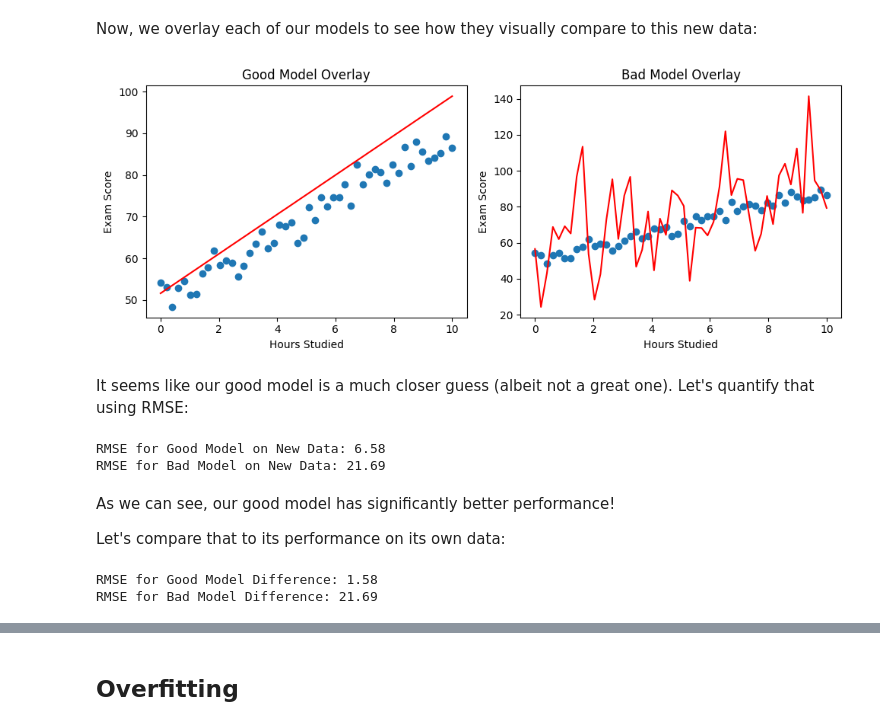
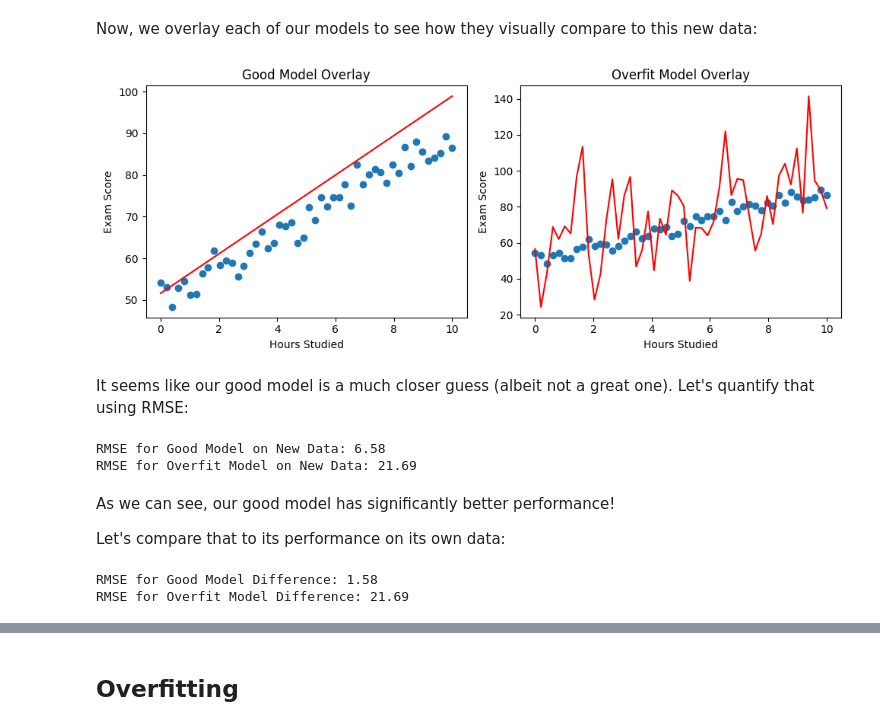
Before and after one commit to nickmelamed/mortorq_instruction, a Jupyter notebook: ml_resources/ml_primer/02-generalizability.ipynb, the cells around one changed output, grey strips where cells are left out. Saved outputs shown, nothing was run; the diff lists cells and outputs as text; code cells hidden in the pictures.

Commit message:
cleaned up syntax, added vmore graphs

```diff
--- a/ml_resources/ml_primer/02-generalizability.ipynb
+++ b/ml_resources/ml_primer/02-generalizability.ipynb
@@ -141,47 +143,47 @@ Now, we overlay each of our models to see how they visually compare to this new
 # %%
 # side by side comparison of models
 
 plt.figure(figsize=(10, 4))
 
 plt.subplot(1, 2, 1)
 plt.scatter(hours, scores_new)
 plt.plot(hours, y_fit_good, color = 'red')
 plt.title("Good Model Overlay")
 plt.xlabel("Hours Studied")
 plt.ylabel("Exam Score")
 
 plt.subplot(1, 2, 2)
 plt.scatter(hours, scores_new)
 plt.plot(hours, y_fit_overfit, color = 'red')
-plt.title("Bad Model Overlay")
+plt.title("Overfit Model Overlay")
 plt.xlabel("Hours Studied")
 plt.ylabel("Exam Score")
 
 plt.tight_layout()
 plt.show()
 # %% [output]
-[figure, old version]
+[figure, new version]
 # %% [markdown]
 It seems like our good model is a much closer guess (albeit not a great one). Let's quantify that using RMSE:
 # %%
 # RMSE for new data
 
 rmse_good_new = root_mean_squared_error(scores_new, y_fit_good)
-rmse_bad_new = root_mean_squared_error(scores_new, y_fit_overfit)
+rmse_overfit_new = root_mean_squared_error(scores_new, y_fit_overfit)
 
 print(f'RMSE for Good Model on New Data: {round(rmse_good_new, 2)}')
-print(f'RMSE for Bad Model on New Data: {round(rmse_bad_new, 2)}')
+print(f'RMSE for Overfit Model on New Data: {round(rmse_overfit_new, 2)}')
 # %% [output]
 RMSE for Good Model on New Data: 6.58
-RMSE for Bad Model on New Data: 21.69
+RMSE for Overfit Model on New Data: 21.69
 # %% [markdown]
 As we can see, our good model has significantly better performance!
 
 Let's compare that to its performance on its own data:
 # %%
 print(f'RMSE for Good Model Difference: {round(rmse_good_new - rmse_good, 2)}')
-print(f'RMSE for Bad Model Difference: {round(rmse_bad_new - rmse_bad, 2)}')
+print(f'RMSE for Overfit Model Difference: {round(rmse_overfit_new - rmse_overfit, 2)}')
 # %% [output]
 RMSE for Good Model Difference: 1.58
-RMSE for Bad Model Difference: 21.69
+RMSE for Overfit Model Difference: 21.69
 # %% [markdown]
```
Also changed, not shown: parts of 23 cells of this notebook, 5 other files.
